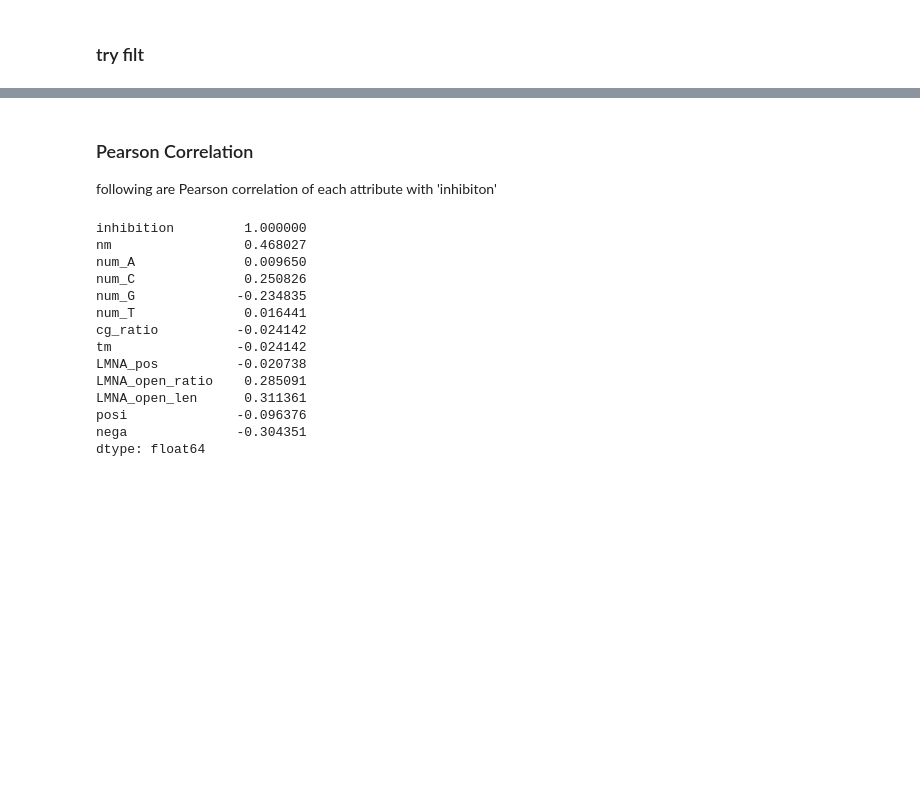
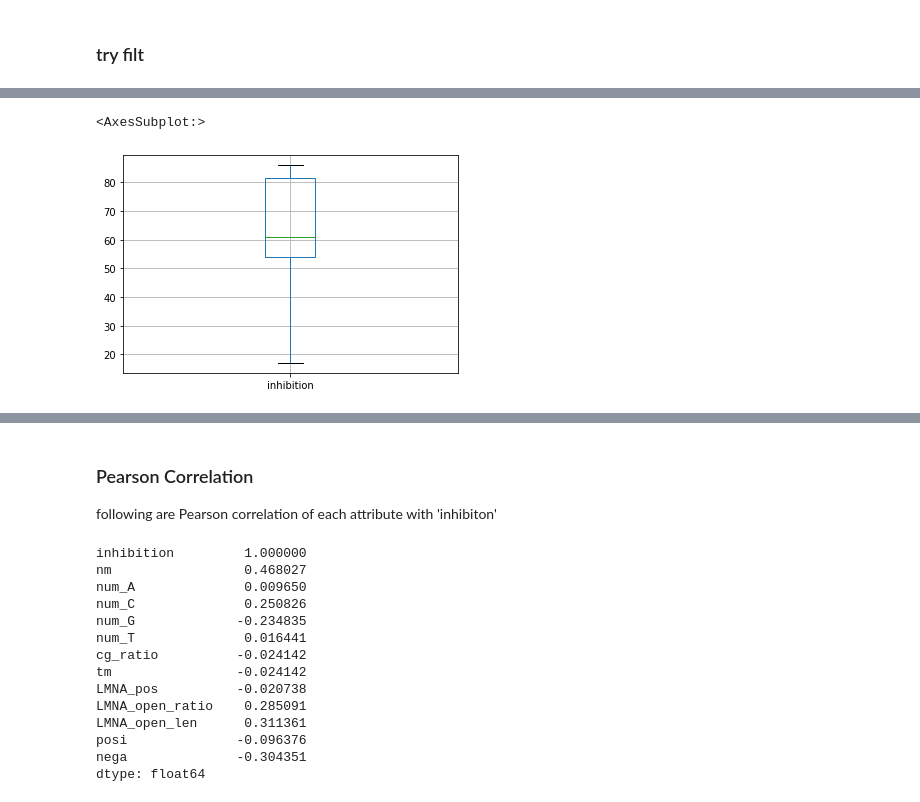
Before and after one commit to SilverNebula/BIOscanner, a Jupyter notebook: src/open_close_scan/analyse.ipynb, the cells around one changed output, grey strips where cells are left out. Cells and saved outputs as stored; diff of their text form; code cells hidden in the pictures; blank space fills up the shorter version.

```diff
--- a/src/open_close_scan/analyse.ipynb
+++ b/src/open_close_scan/analyse.ipynb
@@ -252,0 +269,5 @@ plt.show()
+# %%
+df_tmp1.boxplot('inhibition')
+# %% [output]
+<AxesSubplot:>
+[figure, added]
```
Also changed, not shown: parts of 9 cells of this notebook, 8 other files.
